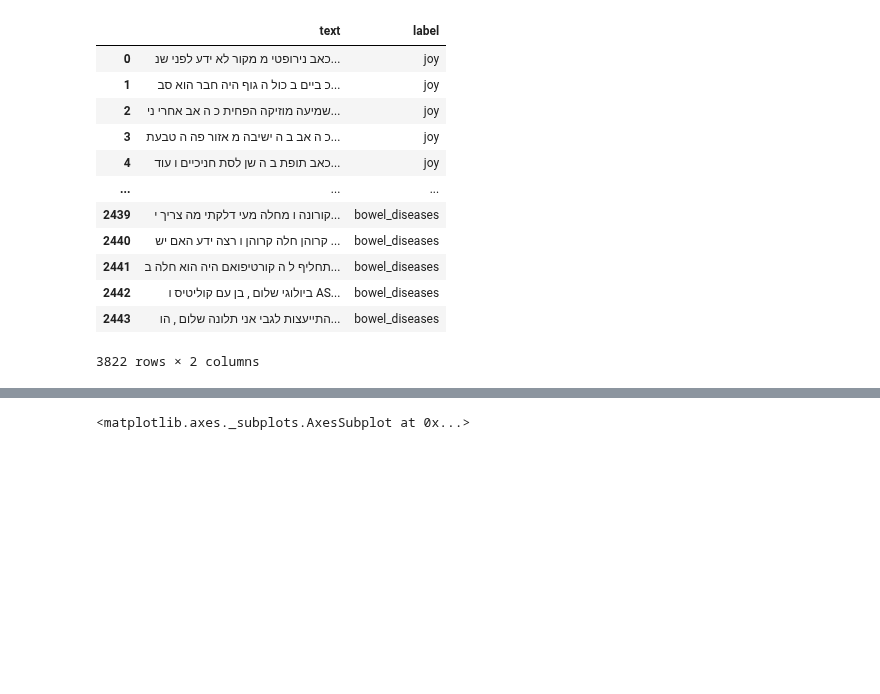
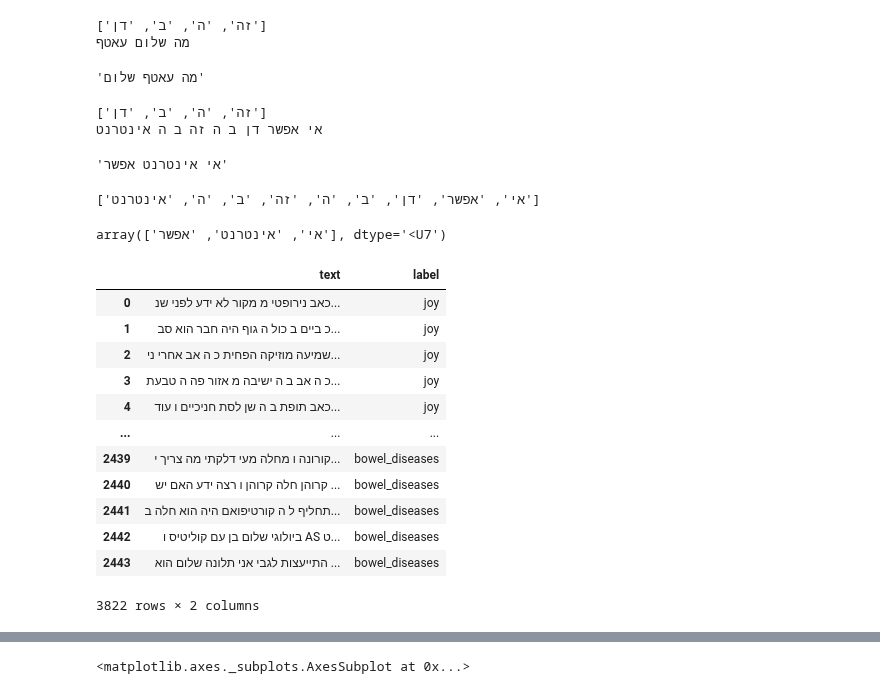
Before and after one commit to roishlezinger/nlpH, a Jupyter notebook: final project/community classification.ipynb, the cells around one changed output, grey strips where cells are left out. Saved outputs shown, nothing was run; the diff lists cells and outputs as text; code cells hidden in the pictures; blank space fills up the shorter version.

```diff
--- a/final project/community classification.ipynb
+++ b/final project/community classification.ipynb
@@ -13,0 +20,5 @@ import os
+# %%
+def remove_signs(item):
+    pattern = re.compile('[!.,"\'?]*')
+    item = pattern.sub('', item)
+    return item
@@ -14,24 +50,48 @@ import os
+# %%
+nm = ['זה', 'ה', 'ב', 'דן']
+remove_signs_and_names('מה שלום עאטף', nm)
+# %% [output]
+['זה', 'ה', 'ב', 'דן']
+מה שלום עאטף
+'מה עאטף שלום'
+# %%
+remove_signs_and_names('אי אפשר דן ב ה זה ב ה אינטרנט'.replace(' ',' '),nm)
+# %% [output]
+['זה', 'ה', 'ב', 'דן']
+אי אפשר דן ב ה זה ב ה אינטרנט
+'אי אינטרנט אפשר'
+# %%
+'אי אפשר דן ב ה זה ב ה אינטרנט'.split()
+# %% [output]
+['אי', 'אפשר', 'דן', 'ב', 'ה', 'זה', 'ב', 'ה', 'אינטרנט']
+# %%
+a = ['אי', 'אפשר', 'דן', 'ב', 'ה', 'זה', 'ב', 'ה', 'אינטרנט']
+b= ['זה', 'ה', 'ב', 'דן']
+
+np.setdiff1d(a,b)
+# %% [output]
+array(['אי', 'אינטרנט', 'אפשר'], dtype='<U7')
 # %%
 all_communities = pd.DataFrame(columns=['text','label'])
 for community_name in ['joy','bowel_diseases']:
     community_content = pd.read_csv('data_lemma/%s_lemma.csv' % (community_name), sep ='\t', encoding='utf-32')
     community_talks = pd.DataFrame(community_content.apply(
-        lambda x: ' '.join(community_content.loc[x.name,['title']+list(map(str, range(1,25)))].dropna()), axis=1),
+        lambda x: remove_signs(' '.join(community_content.loc[x.name,['title']+list(map(str, range(1,25)))].dropna())), axis=1),
              columns=['text'])
     community_talks['label'] = community_name
     all_communities = pd.concat([all_communities,community_talks])
 all_communities
 # %% [output]
 |  | text | label |
 | 0 | כאב נירופטי מ מקור לא ידע לפני שנ... | joy |
 | 1 | כ ביים ב כול ה גוף היה חבר הוא סב... | joy |
 | 2 | שמיעה מוזיקה הפחית כ ה אב אחרי ני... | joy |
 | 3 | כ ה אב ב ה ישיבה מ אזור פה ה טבעת... | joy |
 | 4 | כאב תופת ב ה שן לסת חניכיים ו עוד... | joy |
 | ... | ... | ... |
 | 2439 | קורונה ו מחלה מעי דלקתי מה צריך י... | bowel_diseases |
 | 2440 | קרוהן חלה קרוהן ו רצה ידע האם יש ... | bowel_diseases |
 | 2441 | תחליף ל ה קורטיפואם היה הוא חלה ב... | bowel_diseases |
-| 2442 | ביולוגי שלום , בן עם קוליטיס ו AS... | bowel_diseases |
-| 2443 | התייעצות לגבי אני תלונה שלום , הו... | bowel_diseases |
+| 2442 | ביולוגי שלום בן עם קוליטיס ו AS ט... | bowel_diseases |
+| 2443 | התייעצות לגבי אני תלונה שלום הוא ... | bowel_diseases |
 3822 rows × 2 columns
```
Also changed, not shown: parts of 39 cells of this notebook.
